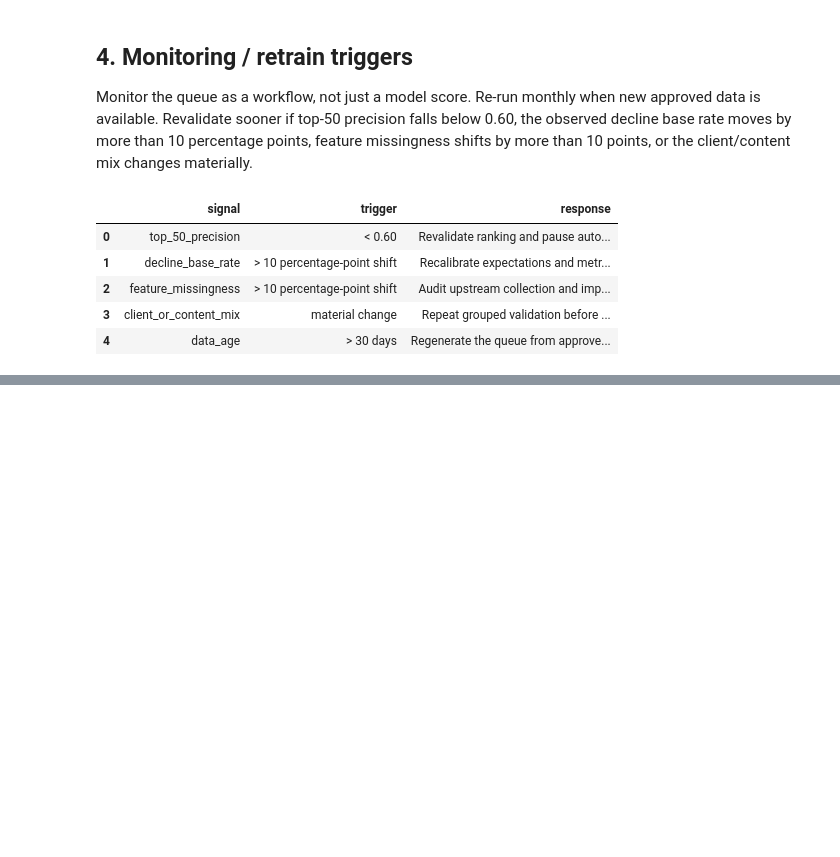
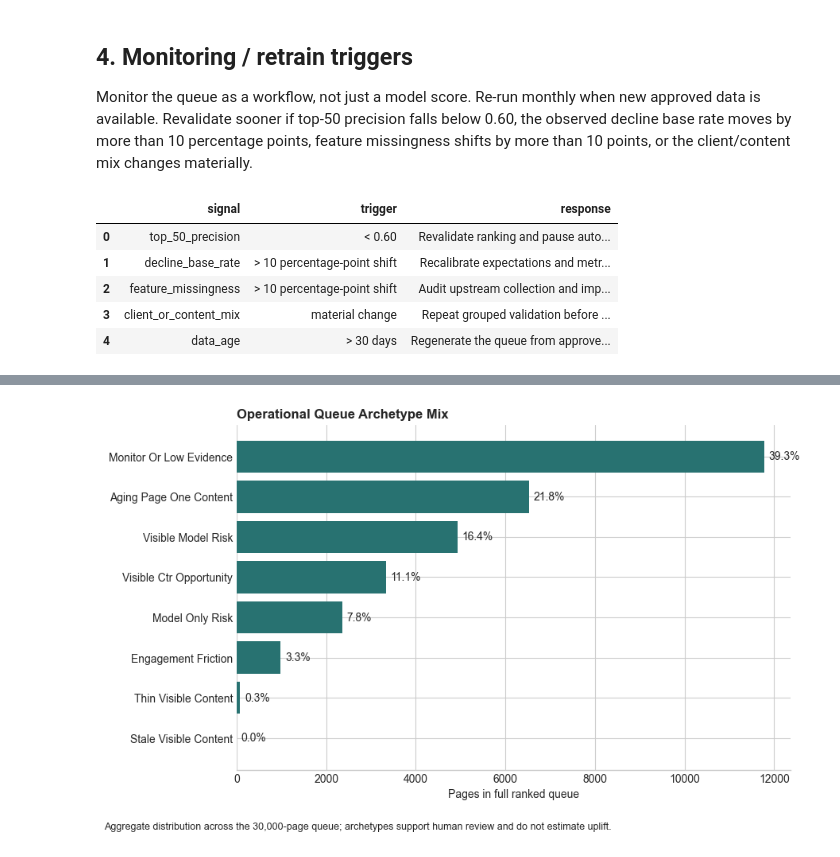
Before and after one commit to thany-8/content-refresh-prioritizer, a Jupyter notebook: work/notebooks/w07_action_playbook.ipynb, the cells around one changed output, grey strips where cells are left out. Drawn from its saved outputs; the diff is of its cells as text; code cells hidden in the pictures; blank space fills up the shorter version.

```diff
--- a/work/notebooks/w07_action_playbook.ipynb
+++ b/work/notebooks/w07_action_playbook.ipynb
@@ -266,0 +452,89 @@ Saved aggregate action playbook to /Users/thany/Documents/Development/content-re
+# %%
+OUTPUT_DIR.mkdir(parents=True, exist_ok=True)
+RANKED_QUEUE_PATH = OUTPUT_DIR / "ranked_content_recommendations.csv"
+PLAYBOOK_PATH = OUTPUT_DIR / "action_playbook.json"
+FIGURE_PATH = OUTPUT_DIR / "archetype_mix.svg"
+
+operational_columns = [
+    "final_rank", "content_id", "client_id", "final_refresh_score",
+    "best_model_probability", "baseline_refresh_score", "confidence",
+    "recommended_action", "decision_reason_codes", "archetype",
+    "relative_value_proxy", "relative_value_tier", "review_minutes",
+    "capacity_batch", "capacity_status", "impressions_90d", "clicks_90d",
+    "sessions_90d", "avg_position", "ctr", "content_age_days",
+    "days_since_last_update", "word_count", "competition_level",
+    "content_type", "main_intent", "age_tier", "freshness_tier",
+    "word_count_tier", "impression_tier", "position_tier",
+]
+ranked_export = queue[operational_columns].rename(columns={"final_rank": "rank"}).copy()
+prohibited_export_columns = {
+    "is_declining_label", "trend_direction", "final_reason_codes", "suggested_action"
+}
+
+assert prohibited_export_columns.isdisjoint(ranked_export.columns)
+assert ranked_export["rank"].is_monotonic_increasing
+assert ranked_export["content_id"].is_unique
+assert len(ranked_export) == len(queue)
+assert not ranked_export["decision_reason_codes"].str.contains("declining_with_demand", regex=False).any()
+ranked_export.to_csv(RANKED_QUEUE_PATH, index=False)
+
+archetype_mix = (
+    queue["archetype"].value_counts().rename_axis("archetype").reset_index(name="pages")
+)
+archetype_mix["share"] = archetype_mix["pages"] / len(queue)
+figure_data = archetype_mix.sort_values("pages")
+figure_labels = figure_data["archetype"].str.replace("_", " ").str.title()
+
+plt.style.use("seaborn-v0_8-whitegrid")
+fig, ax = plt.subplots(figsize=(9, 5.5))
+bars = ax.barh(figure_labels, figure_data["pages"], color="#287271")
+ax.bar_label(bars, labels=[f"{share:.1%}" for share in figure_data["share"]], padding=4)
+ax.set_title("Operational Queue Archetype Mix", loc="left", weight="bold")
+ax.set_xlabel("Pages in full ranked queue")
+ax.set_ylabel("")
+ax.spines[["top", "right", "left"]].set_visible(False)
+fig.text(
+    0.01, 0.01,
+    "Aggregate distribution across the 30,000-page queue; archetypes support human review and do not estimate uplift.",
+    fontsize=9,
+)
+fig.tight_layout(rect=[0, 0.05, 1, 1])
+fig.savefig(FIGURE_PATH, format="svg", bbox_inches="tight")
+plt.show()
+
+playbook_payload = {
+    "receipt_version": 1,
+    "queue_scope": "full ranked operational queue",
+    "source": str(Path(QUEUE_SOURCE).relative_to(root)) if root is not None else str(QUEUE_SOURCE),
+    "rows_exported": int(len(ranked_export)),
+    "rank_range": [int(ranked_export["rank"].min()), int(ranked_export["rank"].max())],
+    "operational_queue": str(RANKED_QUEUE_PATH.relative_to(root)) if root is not None else str(RANKED_QUEUE_PATH),
+    "aggregate_figure": str(FIGURE_PATH.relative_to(root)) if root is not None else str(FIGURE_PATH),
+    "excluded_sensitive_or_retrospective_fields": sorted(prohibited_export_columns),
+    "action_priority": archetype_action_map.to_dict(orient="records"),
+    "action_mix": {str(key): int(value) for key, value in queue["recommended_action"].value_counts().items()},
+    "confidence_mix": {str(key): int(value) for key, value in queue["confidence"].value_counts().items()},
+    "archetype_mix": {str(row.archetype): int(row.pages) for row in archetype_mix.itertuples()},
+    "relative_value_tier_mix": {
+        str(key): int(value) for key, value in queue["relative_value_tier"].value_counts().items()
+    },
+    "review_effort": {
+        "total_estimated_minutes": int(queue["review_minutes"].sum()),
+        "median_minutes_per_page": float(queue["review_minutes"].median()),
+        "capacity_batches": int(queue["capacity_batch"].max()),
+    },
+    "review_policy": review_policy,
+    "monitoring_triggers": monitoring_triggers.to_dict(orient="records"),
+    "claim_boundary": "Scores, tiers, and effort estimates support review prioritization; they do not estimate causal uplift or revenue.",
+}
+PLAYBOOK_PATH.write_text(json.dumps(playbook_payload, indent=2) + "\n")
+
+assert RANKED_QUEUE_PATH.exists() and RANKED_QUEUE_PATH.stat().st_size > 0
+assert PLAYBOOK_PATH.exists() and PLAYBOOK_PATH.stat().st_size > 0
+assert FIGURE_PATH.exists() and FIGURE_PATH.stat().st_size > 0
+
+print(f"Saved {len(ranked_export):,} ranked recommendations to {RANKED_QUEUE_PATH}")
+print(f"Saved aggregate receipt to {PLAYBOOK_PATH}")
+print(f"Saved aggregate figure to {FIGURE_PATH}")
+# %% [output]
+[figure, added]
```
Also changed, not shown: parts of 19 cells of this notebook, 2 other files.
